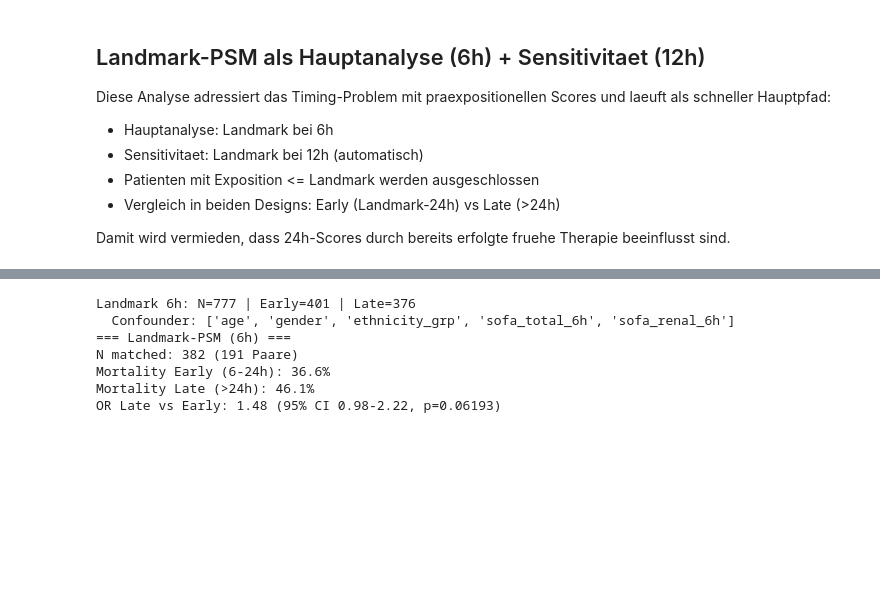
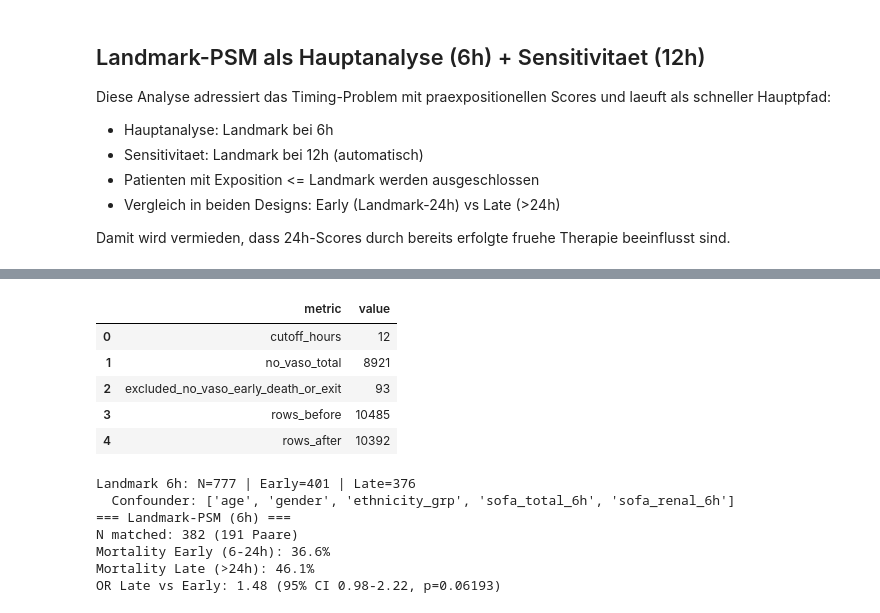
Before and after one commit to SimonKossack/mimiciii-BioMedicalProject, a Jupyter notebook: report_abgabe/nieren/07_saps2_presentation_only.ipynb, the cells around one changed output, grey strips where cells are left out. Drawn from its saved outputs; the diff is of its cells as text; code cells hidden in the pictures; blank space fills up the shorter version.

```diff
--- a/report_abgabe/nieren/07_saps2_presentation_only.ipynb
+++ b/report_abgabe/nieren/07_saps2_presentation_only.ipynb
@@ -1636,0 +1650,86 @@ Damit wird vermieden, dass 24h-Scores durch bereits erfolgte fruehe Therapie bee
+# %%
+# --- Immortal-Time-Bias Kontrolle: Filter fuer Matching-Basis ---
+# Ergebnis: df_for_matching (statt rohem df in den Matching-Zellen verwenden)
+
+import numpy as np
+import pandas as pd
+
+IMMORTAL_CUTOFF_HOURS = 12
+
+if "df" not in globals() or df.empty:
+    print("Bitte df zuerst laden.")
+else:
+    d = df.copy()
+
+    # Backup
+    if "_df_original_before_immortal_filter" not in globals():
+        _df_original_before_immortal_filter = df.copy()
+
+    # Kandidaten fuer Zeit bis Tod / ICU-Exit
+    death_time_candidates = [
+        "death_hours_from_icu_admit",
+        "hours_to_death",
+        "time_to_death_hours",
+        "hospital_death_hours",
+        "dod_hours",
+    ]
+    icu_exit_candidates = [
+        "icu_los_hours",
+        "los_icu_hours",
+        "hours_to_icu_exit",
+        "icustay_los_hours",
+    ]
+
+    death_col = next((c for c in death_time_candidates if c in d.columns), None)
+    icu_exit_col = next((c for c in icu_exit_candidates if c in d.columns), None)
+
+    # Falls outtime/intime vorhanden sind, ICU-Exit ableiten
+    if icu_exit_col is None and ("outtime" in d.columns and "intime" in d.columns):
+        try:
+            out_t = pd.to_datetime(d["outtime"], errors="coerce")
+            in_t = pd.to_datetime(d["intime"], errors="coerce")
+            d["_derived_icu_los_hours"] = (out_t - in_t).dt.total_seconds() / 3600.0
+            icu_exit_col = "_derived_icu_los_hours"
+        except Exception:
+            icu_exit_col = None
+
+    # Zeit bis Tod ableiten ist oft nicht moeglich ohne eindeutige Referenzzeit.
+    # Wenn keine explizite Zeitspalte existiert, wird nur ICU-Exit fuer die Ausschlussregel genutzt.
+
+    d["_hours_to_death"] = pd.to_numeric(d[death_col], errors="coerce") if death_col else np.nan
+    d["_hours_to_icu_exit"] = pd.to_numeric(d[icu_exit_col], errors="coerce") if icu_exit_col else np.nan
+
+    no_vaso = d["any_vasopressor"].fillna(0).astype(int) == 0
+    died_early = (d["hospital_mortality"].fillna(0).astype(int) == 1) & (d["_hours_to_death"] <= IMMORTAL_CUTOFF_HOURS)
+    exited_early = d["_hours_to_icu_exit"] <= IMMORTAL_CUTOFF_HOURS
+
+    d["immortal_time_exclude"] = no_vaso & (died_early | exited_early)
+
+    n_total = len(d)
+    n_excluded = int(d["immortal_time_exclude"].sum())
+    n_no_vaso = int(no_vaso.sum())
+
+    df_for_matching = d.loc[~d["immortal_time_exclude"]].copy()
+
+    print("=" * 80)
+    print("IMMORTAL-TIME-BIAS FILTER")
+    print("=" * 80)
+    print(f"Cutoff (h): {IMMORTAL_CUTOFF_HOURS}")
+    print(f"Death-time column: {death_col}")
+    print(f"ICU-exit-time column: {icu_exit_col}")
+    print(f"No-vaso patients: {n_no_vaso}")
+    print(f"Excluded (no vaso + early death/exit): {n_excluded}")
+    print(f"Rows before: {n_total}")
+    print(f"Rows after:  {len(df_for_matching)}")
+
+    # transparente Uebersicht
+    summary_rows = [
+        {"metric": "cutoff_hours", "value": IMMORTAL_CUTOFF_HOURS},
+        {"metric": "no_vaso_total", "value": n_no_vaso},
+        {"metric": "excluded_no_vaso_early_death_or_exit", "value": n_excluded},
+        {"metric": "rows_before", "value": n_total},
+        {"metric": "rows_after", "value": len(df_for_matching)},
+    ]
+    df_immortal_filter_summary = pd.DataFrame(summary_rows)
+    display(df_immortal_filter_summary)
+# %% [output]
@@ -1637,3 +1746,9 @@ Damit wird vermieden, dass 24h-Scores durch bereits erfolgte fruehe Therapie bee
+|  | metric | value |
+| 0 | cutoff_hours | 12 |
+| 1 | no_vaso_total | 8921 |
+| 2 | excluded_no_vaso_early_death_or_exit | 93 |
+| 3 | rows_before | 10485 |
+| 4 | rows_after | 10392 |
 # %%
 # --- Landmark-Setup fuer Hauptanalyse (6h) + Sensitivitaet (12h) ---
 from src.utils import compute_sofa_from_raw
```
Also changed, not shown: parts of 15 cells of this notebook.
